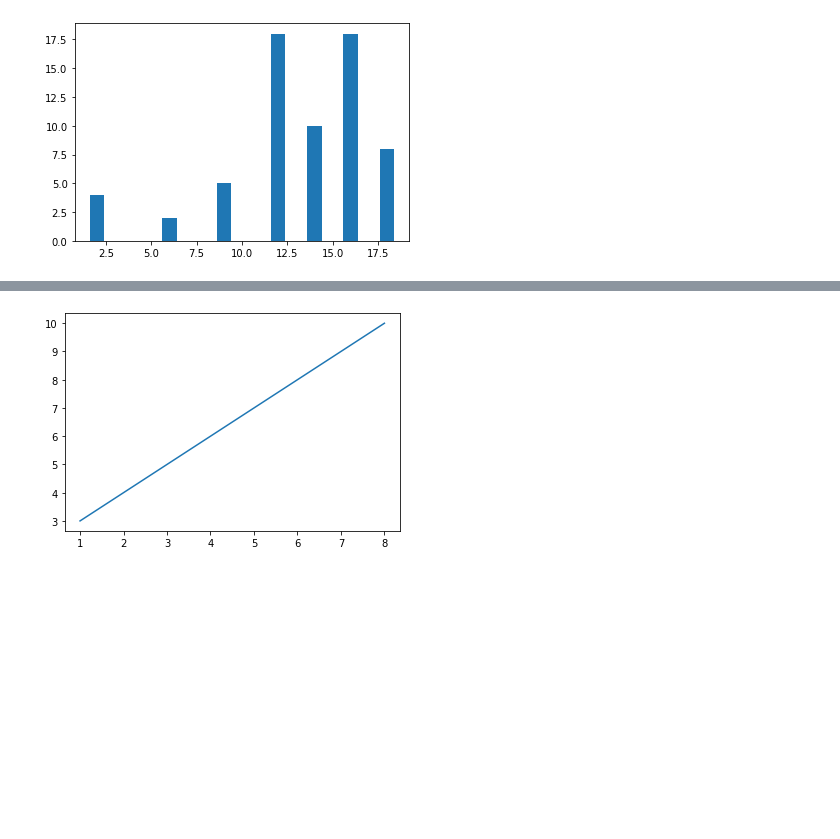
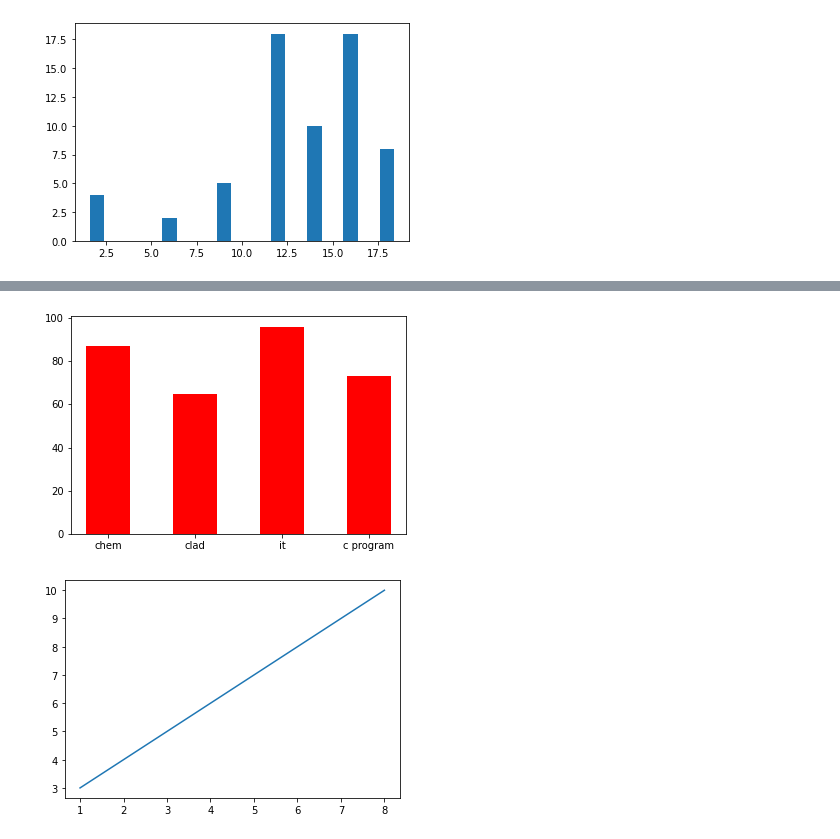
Before and after one commit to ssirapar/python-programs, a Jupyter notebook: matplotib_345.ipynb, the cells around one changed output, grey strips where cells are left out. Saved outputs shown, nothing was run; the diff lists cells and outputs as text; code cells hidden in the pictures; blank space fills up the shorter version.

```diff
--- a/matplotib_345.ipynb
+++ b/matplotib_345.ipynb
@@ -17,3 +41,13 @@ plt.bar(x,y)
+# %%
+import matplotlib.pyplot as plt
+import numpy as np
+
+x = np.array(['chem','clad','it','c program'])
+y= np.array([87,65,96,73])
+plt.bar(x, y, width = 0.5,color='red')
+plt.show()
+# %% [output]
+[figure, added]
 # %%
 import matplotlib.pyplot as plt
 import numpy as np
```
Also changed, not shown: parts of 16 cells of this notebook.
